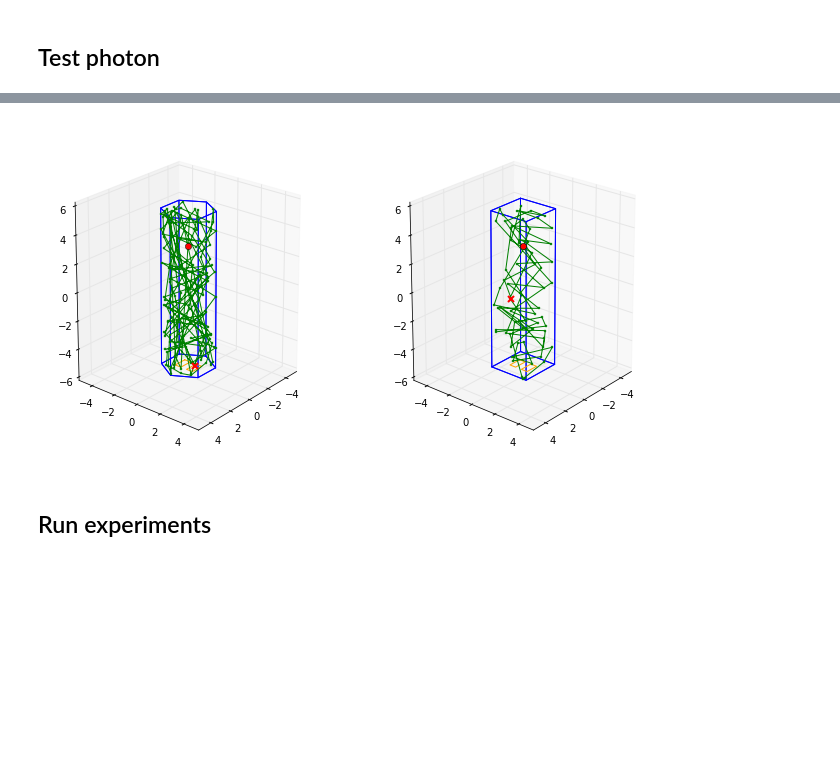
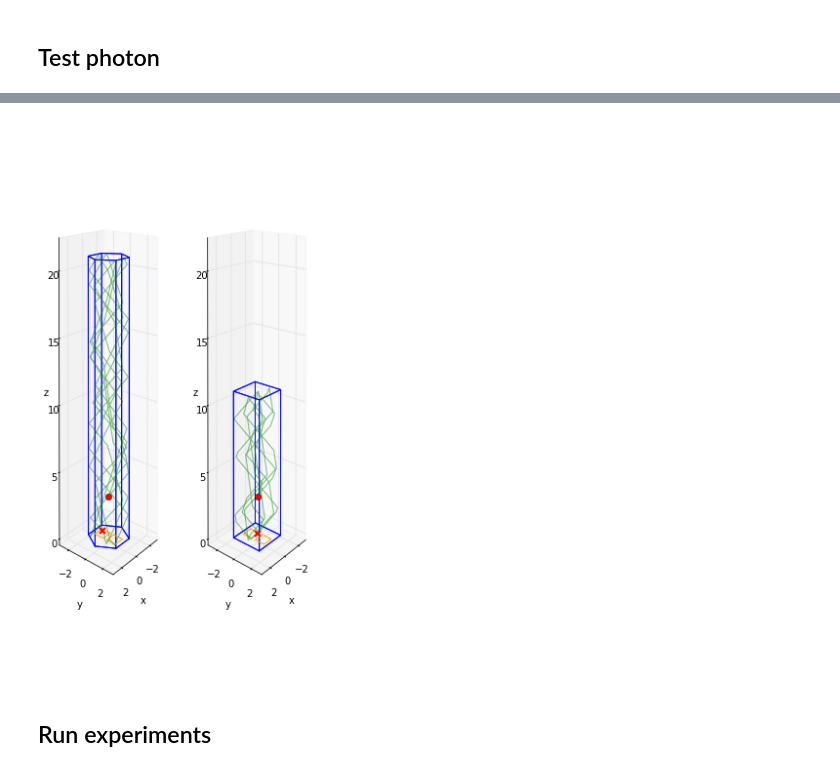
Before and after one commit to gitcheng/pycrysray, a Jupyter notebook: photon_collection_efficiency.ipynb, the cells around one changed output, grey strips where cells are left out. Saved outputs shown, nothing was run; the diff lists cells and outputs as text; code cells hidden in the pictures; blank space fills up the shorter version.

```diff
--- a/photon_collection_efficiency.ipynb
+++ b/photon_collection_efficiency.ipynb
@@ -78,19 +93,0 @@ crec_ba= Crystal('crec_ba', grect+[sen1_ba, sen2_ba])
-# %%
-fig=figure(figsize=(11,6))
-ax = fig.add_subplot(121, projection='3d')
-ax.view_init(elev= 20, azim=40)
-chex_la.draw(ax)
-ax.set_xlabel('x')
-ax.set_ylabel('y')
-ax.set_zlabel('z')
-ax.set_xlim(-5,5)
-ax.set_ylim(-5,5)
-
-ax = fig.add_subplot(122, projection='3d')
-ax.view_init(elev= 20, azim=40)
-crec_la.draw(ax)
-ax.set_xlabel('x')
-ax.set_ylabel('y')
-ax.set_zlabel('z')
-ax.set_xlim(-5,5)
-ax.set_ylim(-5,5)
@@ -99,0 +94,12 @@ ax.set_ylim(-5,5)
+# %%
+def draw_one_crystal(ax, crystal, photon=None):
+    ax.view_init(elev= 5, azim=40)
+    crystal.draw(ax, photon)
+    ax.set_xlabel('x')
+    ax.set_ylabel('y')
+    ax.set_zlabel('z')
+    ax.set_xlim(-3,3)
+    ax.set_ylim(-3,3)
+    ax.set_zlim(0,22)
+    ax.set_xticks([-2,0,2])
+    ax.set_yticks([-2,0,2])
@@ -129,17 +144,11 @@ Plane:
 # %%
-fig=figure(figsize=(11,6))
+fig=figure(figsize=(5,10))
 ax = fig.add_subplot(121, projection='3d')
-ax.view_init(elev= 20, azim=40)
-ax.set_xlim(-5,5)
-ax.set_ylim(-5,5)
-ax= chex_bg.draw(ax, photon1)
+draw_one_crystal(ax, chex_bg, photon1)
 
 ax = fig.add_subplot(122, projection='3d')
-ax.view_init(elev= 20, azim=40)
-ax.set_xlim(-5,5)
-ax.set_ylim(-5,5)
-ax= crec_lg.draw(ax, photon2)
+draw_one_crystal(ax, crec_lg, photon2)
 # %% [output]
-[figure, old version]
+[figure, new version]
 # %% [markdown]
 <h2>Run experiments</h2>
```
Also changed, not shown: parts of 15 cells of this notebook, 3 other files.
